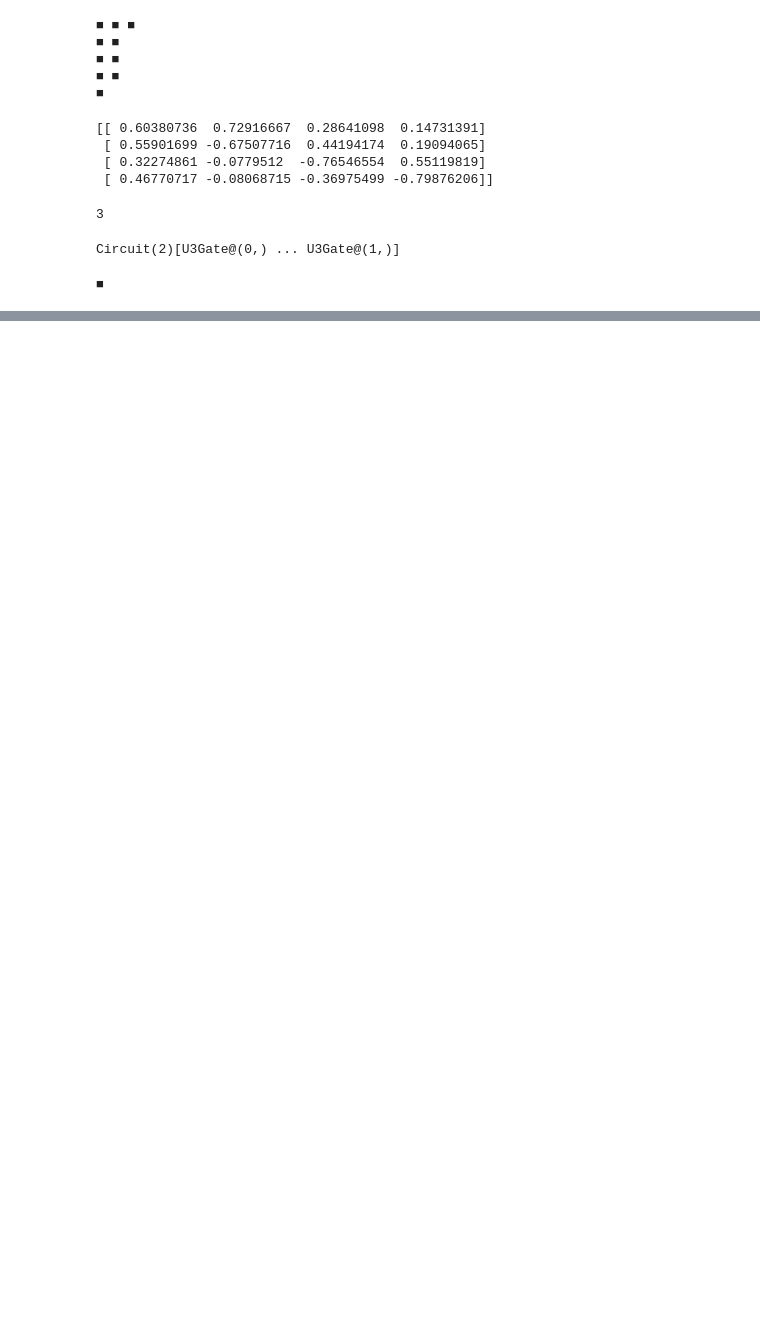
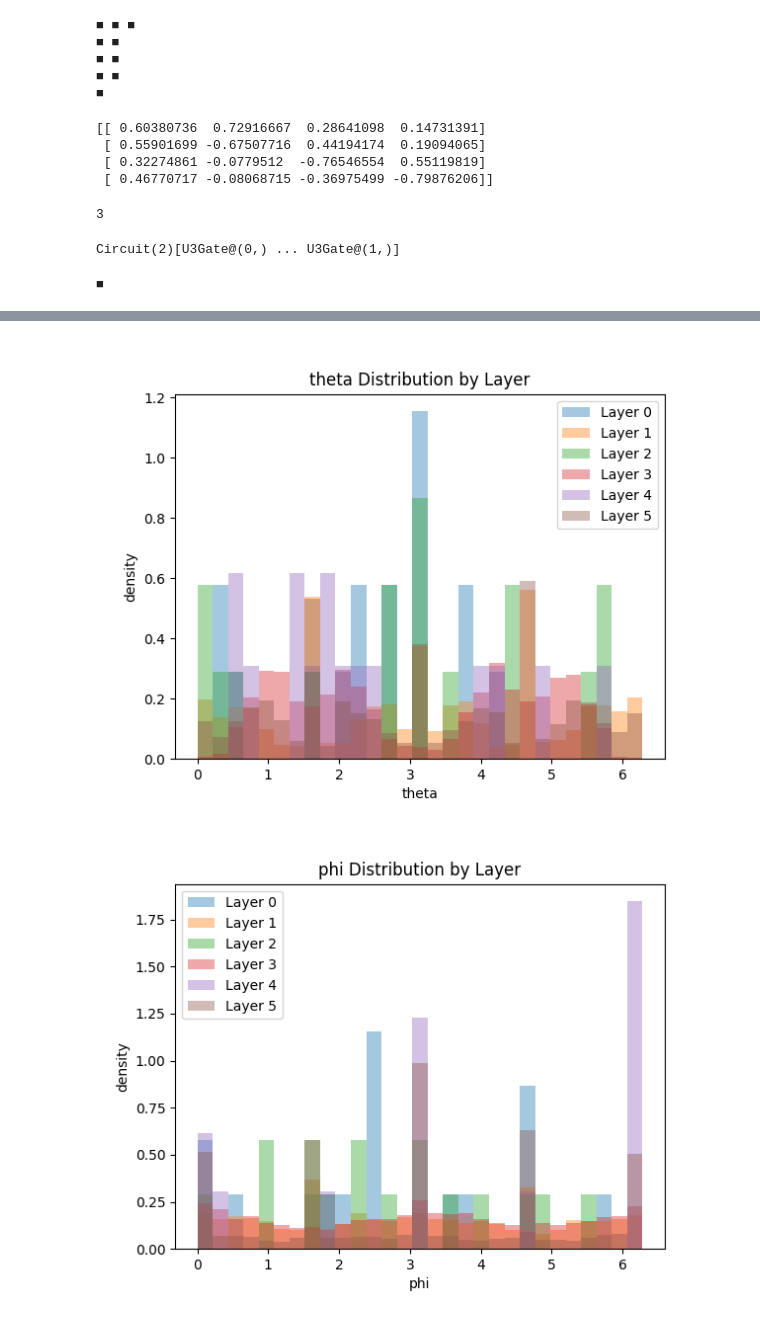
Before and after one commit to natestemen/fourier, a Jupyter notebook: play.ipynb, the cells around one changed output, grey strips where cells are left out. Cells and saved outputs as stored; diff of their text form; code cells hidden in the pictures; blank space fills up the shorter version.

```diff
--- a/play.ipynb
+++ b/play.ipynb
@@ -59,0 +155,2 @@ yd_mat = A_matrix(find_yds_with_fixed_addable_cells(8, 40)[0])
+# %%
+df = pd.read_csv("data/4_addable_size_23_u3_cnot.csv")
@@ -60,5 +166,31 @@ yd_mat = A_matrix(find_yds_with_fixed_addable_cells(8, 40)[0])
+# %%
+df["theta"] = df["theta"] % (2 * np.pi)
+df["phi"] = df["phi"] % (2 * np.pi)
+df["lambda"] = df["lambda"] % (2 * np.pi)
 # %%
-circuit = bqskit.Circuit.from_unitary(yd_mat)
+def overlay_histograms(parameter, bins=30):
+    plt.figure()
 
-compiled = bqskit.compile(circuit, optimization_level=4)
-print(compiled.gate_counts)
+    layers = sorted(df["layer"].unique())
+
+    # Use common bin edges across all layers
+    all_values = df[parameter]
+    bin_edges = np.linspace(all_values.min(), all_values.max(), bins)
+
+    for layer in layers:
+        subset = df[df["layer"] == layer][parameter]
+        plt.hist(
+            subset, bins=bin_edges, density=True, alpha=0.4, label=f"Layer {layer}"
+        )
+
+    plt.title(f"{parameter} Distribution by Layer")
+    plt.xlabel(parameter)
+    plt.ylabel("density")
+    plt.legend()
+    plt.show()
+# %%
+for param in ["theta", "phi", "lambda"]:
+    overlay_histograms(param)
+# %% [output]
+[figure, added]
+[figure, added]
```
Also changed, not shown: parts of 35 cells of this notebook, 8 other files.
